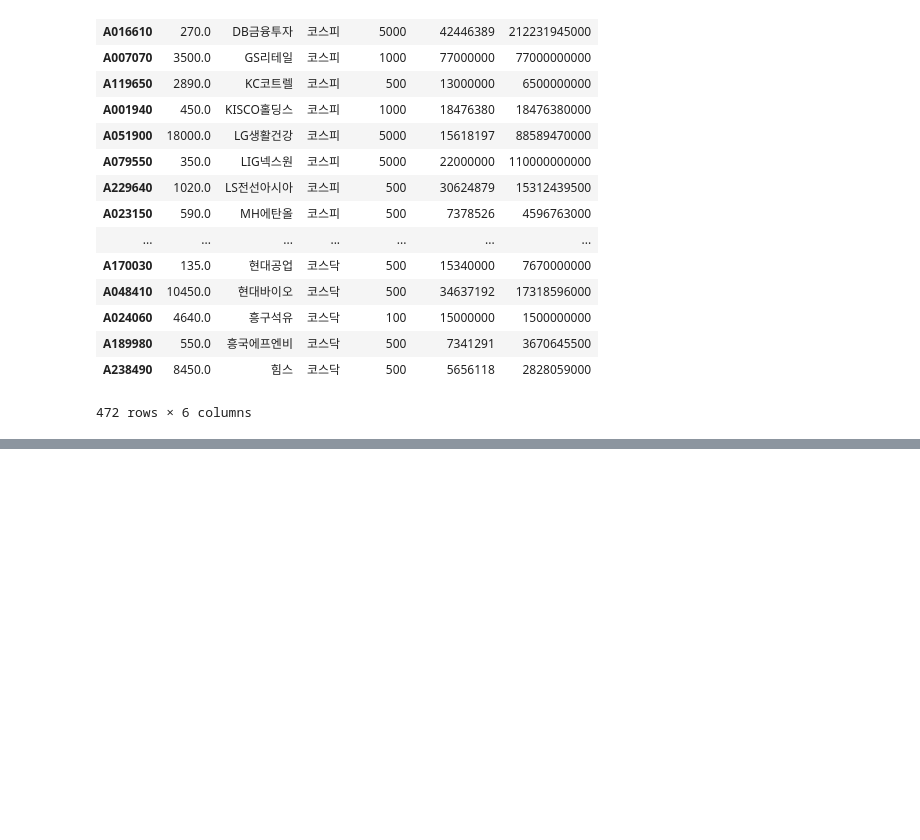
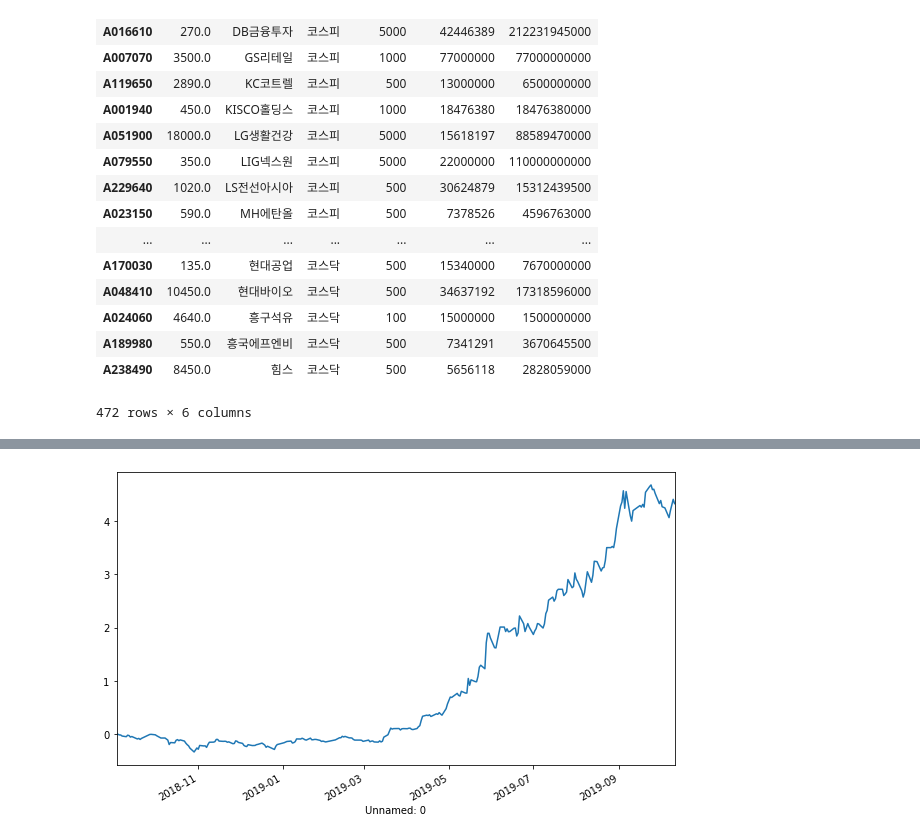
Before and after one commit to neosuperprogrammer/Quant, a Jupyter notebook: neo_quant_backtest.ipynb, the cells around one changed output, grey strips where cells are left out. Drawn from its saved outputs; the diff is of its cells as text; code cells hidden in the pictures; blank space fills up the shorter version.

```diff
--- a/neo_quant_backtest.ipynb
+++ b/neo_quant_backtest.ipynb
@@ -608,0 +609,10 @@ HTML(price_diff_df.to_html(escape=False))
+# %%
+start_date = first_price.name
+end_date =  last_price.name
+initial_money = 100000000
+st_backtest = backtest_with_code_list(price_df, price_diff_df.index[:1], start_date, end_date, initial_money)
+plt.figure(figsize=(10, 6))
+st_backtest['총변화율'].plot()
+plt.show()
+# %% [output]
+[figure, added]
```
Also changed, not shown: parts of 2 cells of this notebook.
